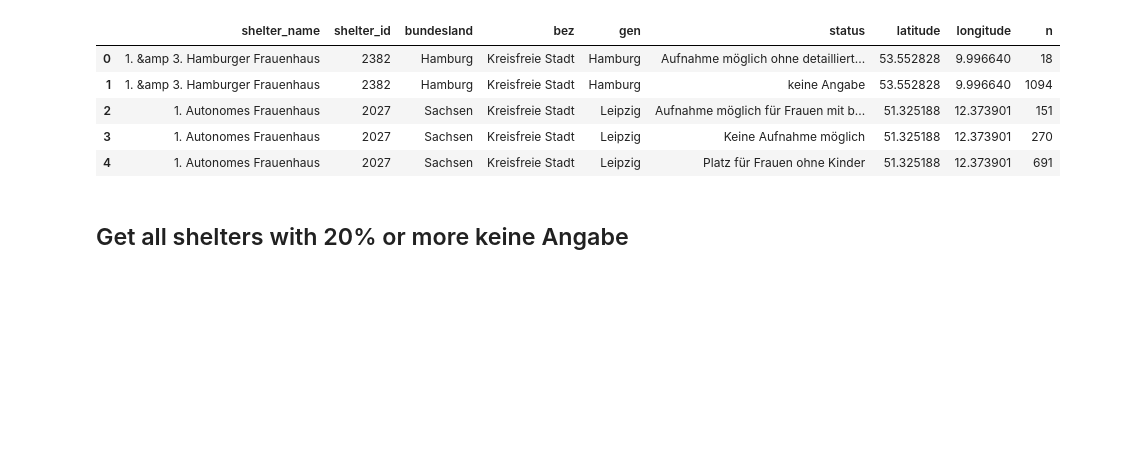
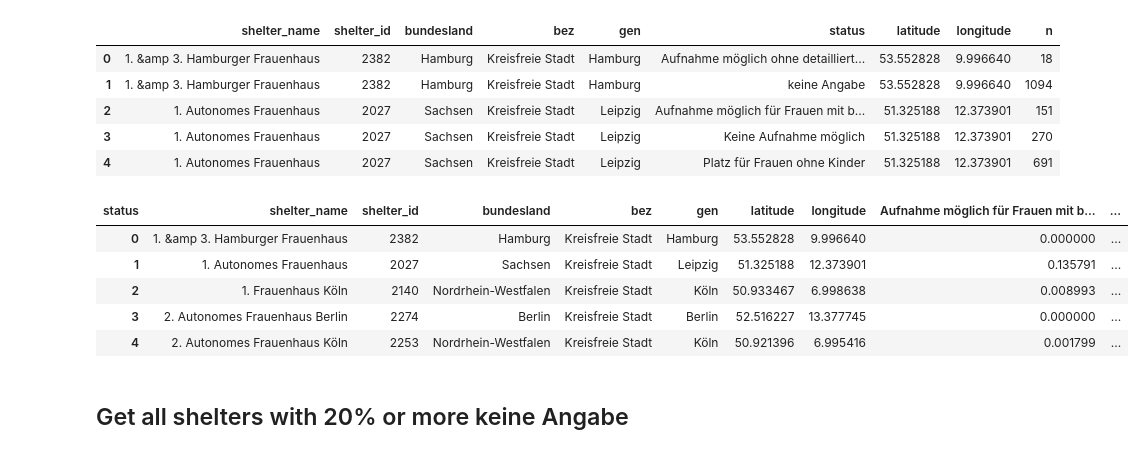
Before and after one commit to correctiv/frauenhaus-scraper, a Jupyter notebook: analysis.ipynb, the cells around one changed output. Drawn from its saved outputs; the diff is of its cells as text; code cells hidden in the pictures; blank space fills up the shorter version.

```diff
--- a/analysis.ipynb
+++ b/analysis.ipynb
@@ -67,2 +68,5 @@ df["monthyear"] = df.timestamp.dt.to_period("M")
 counts = df[["monthyear","timestamp"]].drop_duplicates().groupby(["monthyear"]).count().reset_index()
 counts = counts.rename(columns={"timestamp":"timestamp_count"})
+# %%
+# and total counts
+n = counts.timestamp_count.sum()
@@ -152,0 +161,15 @@ df_shelter_wide.to_csv("./data/cleaned/belegungsquote_nach_shelter.csv", index=F
+# %%
+# calculate total unique timestamp counts
+n = sum(counts.timestamp_count)
+
+# get columns as pct
+df_shelter_wide.iloc[:,-6:] = df_shelter_wide.iloc[:,-6:]/n
+
+df_shelter_wide.head()
+# %% [output]
+| status | shelter_name | shelter_id | bundesland | bez | gen | latitude | longitude | Aufnahme möglich für Frauen mit b... | ... |
+| 0 | 1. &amp 3. Hamburger Frauenhaus | 2382 | Hamburg | Kreisfreie Stadt | Hamburg | 53.552828 | 9.996640 | 0.000000 | ... |
+| 1 | 1. Autonomes Frauenhaus | 2027 | Sachsen | Kreisfreie Stadt | Leipzig | 51.325188 | 12.373901 | 0.135791 | ... |
+| 2 | 1. Frauenhaus Köln | 2140 | Nordrhein-Westfalen | Kreisfreie Stadt | Köln | 50.933467 | 6.998638 | 0.008993 | ... |
+| 3 | 2. Autonomes Frauenhaus Berlin | 2274 | Berlin | Kreisfreie Stadt | Berlin | 52.516227 | 13.377745 | 0.000000 | ... |
+| 4 | 2. Autonomes Frauenhaus Köln | 2253 | Nordrhein-Westfalen | Kreisfreie Stadt | Köln | 50.921396 | 6.995416 | 0.001799 | ... |
```
Also changed, not shown: parts of 15 cells of this notebook, 6 other files.
